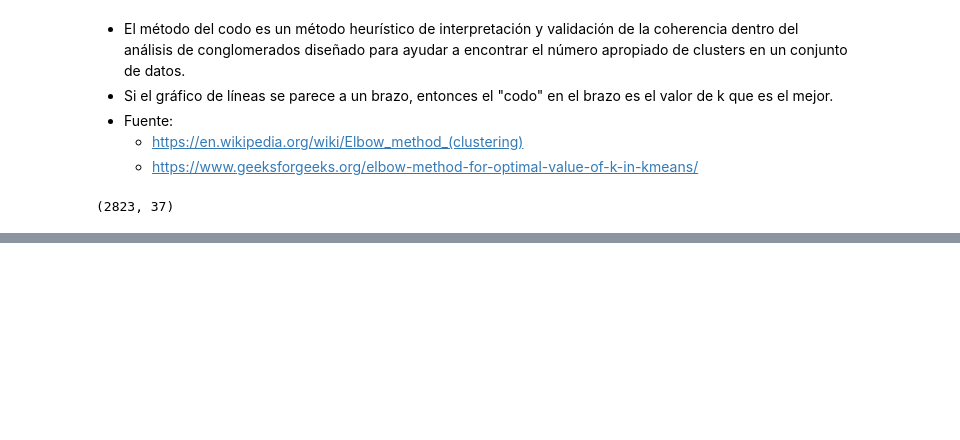
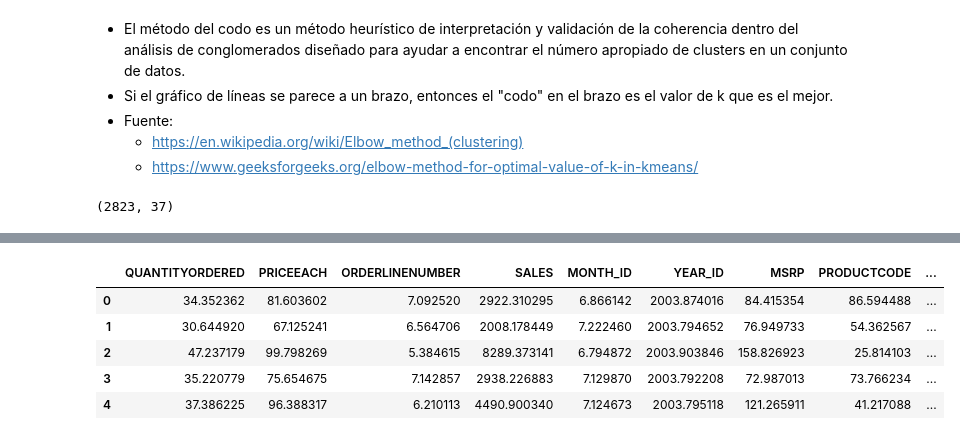
Before and after one commit to sergioarnold87/Marketing-Inteligencia_Artificial, a Jupyter notebook: Marketing_I_A.ipynb, the cells around one changed output, grey strips where cells are left out. Saved outputs shown, nothing was run; the diff lists cells and outputs as text; code cells hidden in the pictures; blank space fills up the shorter version.

```diff
--- a/Marketing_I_A.ipynb
+++ b/Marketing_I_A.ipynb
@@ -543,0 +582,20 @@ for i in range_values:
+# %%
+# aplicamos una transformacion inversa a estos numeros, para saber lo que significan
+cluster_centers = scaler.inverse_transform(cluster_centers)
+cluster_centers = pd.DataFrame(data = cluster_centers, columns = [sales_df.columns])
+
+
+# Clúster 0 (más alto): este grupo representa a los clientes que compran artículos en una gran cantidad centrada en ~ 47, compran artículos en todos los rangos de precios inclinándose hacia artículos de alto precio de ~ 99. También corresponden a las ventas totales más altas alrededor de ~ 8296 y están activas durante todo el año. Son los mayores compradores de productos con un MSRP alto ~ 158.
+# Clúster 1: este grupo representa a los clientes que compran artículos en cantidades variables ~ 35, tienden a comprar artículos de alto precio ~ 96. Sus ventas son un poco mejores en promedio ~ 4435, compran productos con el segundo MSRP más alto de ~ 133.
+# Clúster 2 (más bajo): este grupo representa a los clientes que compran artículos en cantidades bajas ~ 30. Suelen comprar artículos de bajo precio ~ 68. Sus ventas ~ 2044 son más bajas que las de otros grupos y son extremadamente activos durante la temporada navideña. Compran productos con un MSRP bajo ~ 75.
+# Clúster 3: este grupo representa a los clientes que solo están activos durante las vacaciones. compran en menor cantidad ~ 35, pero tienden a comprar artículos de precio promedio alrededor de ~ 86. También corresponden a ventas totales más bajas alrededor de ~ 3673, tienden a comprar artículos con MSRP alrededor de 102.
+# Clúster 4: este grupo representa a los clientes que compran artículos en cantidad variable ~ 39, tienden a comprar artículos de precio promedio ~ 94. Sus ventas ~ 4280.
+# %%
+cluster_centers
+# %% [output]
+|  | QUANTITYORDERED | PRICEEACH | ORDERLINENUMBER | SALES | MONTH_ID | YEAR_ID | MSRP | PRODUCTCODE | ... |
+| 0 | 34.352362 | 81.603602 | 7.092520 | 2922.310295 | 6.866142 | 2003.874016 | 84.415354 | 86.594488 | ... |
+| 1 | 30.644920 | 67.125241 | 6.564706 | 2008.178449 | 7.222460 | 2003.794652 | 76.949733 | 54.362567 | ... |
+| 2 | 47.237179 | 99.798269 | 5.384615 | 8289.373141 | 6.794872 | 2003.903846 | 158.826923 | 25.814103 | ... |
+| 3 | 35.220779 | 75.654675 | 7.142857 | 2938.226883 | 7.129870 | 2003.792208 | 72.987013 | 73.766234 | ... |
+| 4 | 37.386225 | 96.388317 | 6.210113 | 4490.900340 | 7.124673 | 2003.795118 | 121.265911 | 41.217088 | ... |
```
Also changed, not shown: parts of 12 cells of this notebook.
